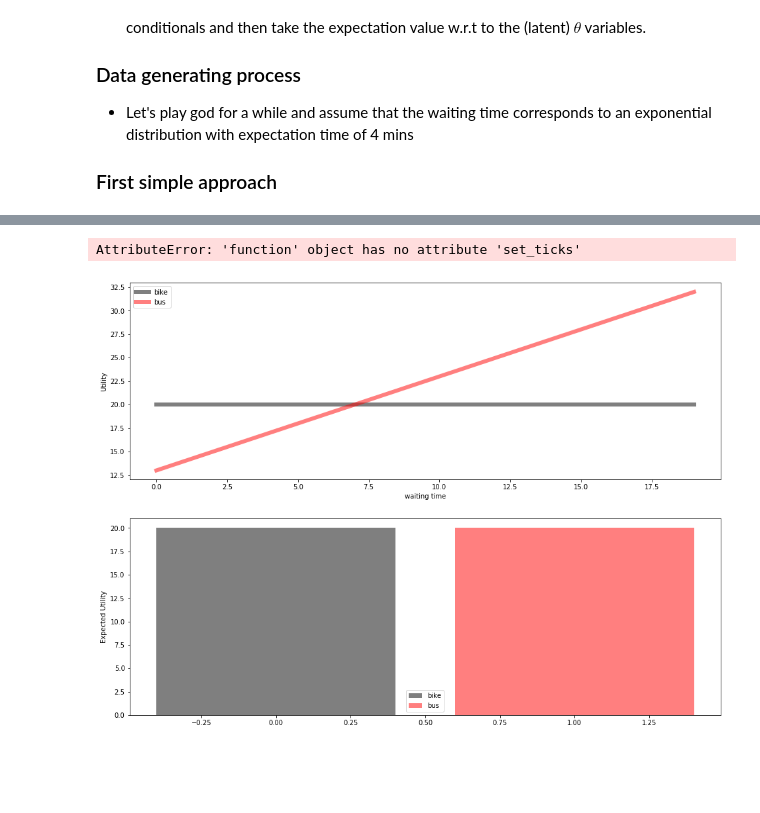
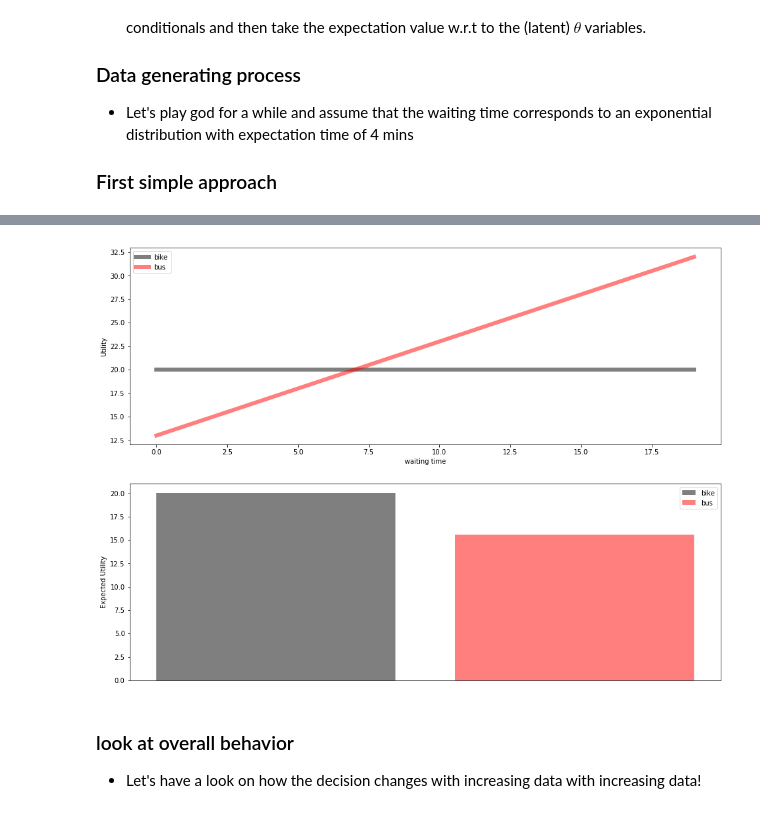
Before and after one commit to 8gradplus/baysian_decision_theory, a Jupyter notebook: simple_decision.ipynb, the cells around one changed output, grey strips where cells are left out. Cells and saved outputs as stored; diff of their text form; code cells hidden in the pictures; blank space fills up the shorter version.

Commit message:
added some plots for bus ride problem

```diff
--- a/simple_decision.ipynb
+++ b/simple_decision.ipynb
@@ -204,13 +207,13 @@ So in this representation we would first compute the expected Utility function w
 
 ### First simple approach
 # %%
-def generate_waiting_times(mean: float=4, size):
+def generate_waiting_times(mean: float, size):
     return pd.DataFrame({'waiting_time': np.round(np.random.exponential(scale=mean, size=size))})
 # %%
-waiting_times = generate_waiting_times(4, 5)
+waiting_times = generate_waiting_times(6, 5)
 # %%
 with pm.Model() as exponential_model:
-    scale = pm.Uniform('scale', upper=30, lower=0)
+    scale = pm.Uniform('scale', upper=30, lower=0, testval=6)
     waiting_time = pm.Exponential("waiting_time", 1/scale, observed=waiting_times.waiting_time)
     exponential_model_trace = pm.sample()
 # %% [output]
@@ -228,24 +230,24 @@ scale  3.887704  2.500448  0.164496  1.065937  8.576584  154.861267  1.009223
 # %%
 def utility(decision, waiting_time):
     if decision == "bike":
-        return 20
+        return 20 * np.ones(waiting_time.shape)
     if decision == "bus":
         return 10 + waiting_time + 3
 # %%
 fig, ax = plt.subplots(nrows=2, figsize=(16,12))
 ax[0].set_xlabel("waiting time")
 ax[0].set_ylabel("Utility")
-times = range(20)
-bike_utility = list(map(lambda x: utility("bike", x), times))
-bus_utility = list(map(lambda x: utility("bus", x), times))
-ax[0].plot(times, bike_utility, color="black", lw=6, alpha=.5, label="bike")
-ax[0].plot(times, bus_utility, color="red", lw=6, alpha=.5, label="bus")
+times = np.arange(20)
+ax[0].plot(times, utility("bike", times), color="black", lw=6, alpha=.5, label="bike")
+ax[0].plot(times,  utility("bus", times), color="red", lw=6, alpha=.5, label="bus")
 ax[0].legend();
 ax[1].set_ylabel("Expected Utility")
-ax[1].bar(0,  utility("bike", 0), color="black", alpha=0.5, label="bike")
-ax[1].bar(1,  utility("bike", 0), color="red", alpha=0.5, label="bus")
+ax[1].bar(0,  utility("bike", np.ones(1)), color="black", alpha=0.5, label="bike")
+ax[1].bar(1,  utility("bus", exponential_model_trace.scale).mean(), color="red", alpha=0.5, label="bus")
 ax[1].legend()
-ax[1].get_xaxis.set_ticks([])
+ax[1].set_xticks([]);
 # %% [output]
-AttributeError: 'function' object has no attribute 'set_ticks'
-[figure, old version]
+[figure, new version]
+# %% [markdown]
+### look at overall behavior
+* Let's have a look on how the decision changes with increasing data with increasing data!
```
Also changed, not shown: parts of 10 cells of this notebook.
